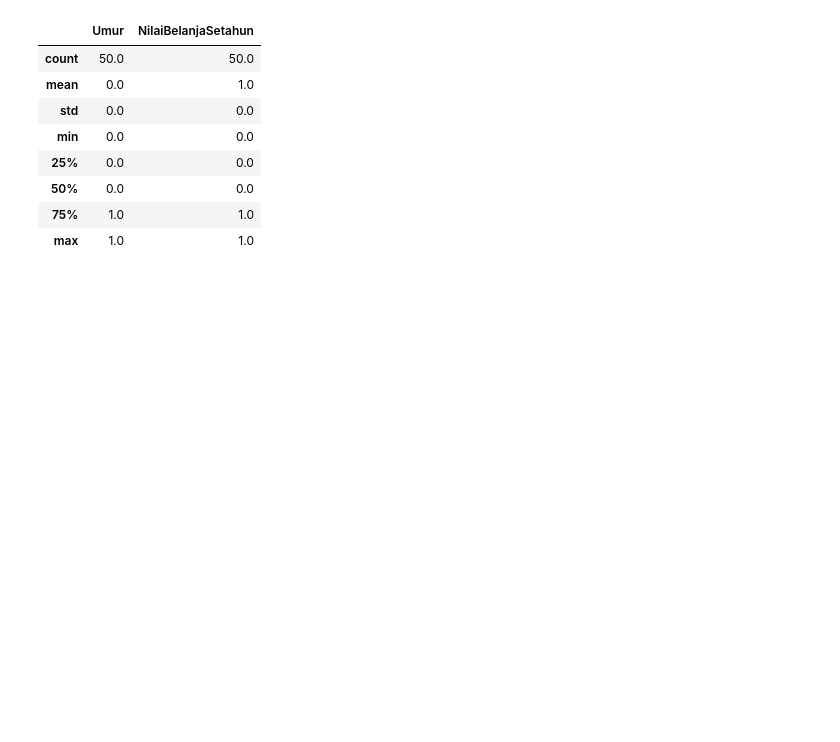
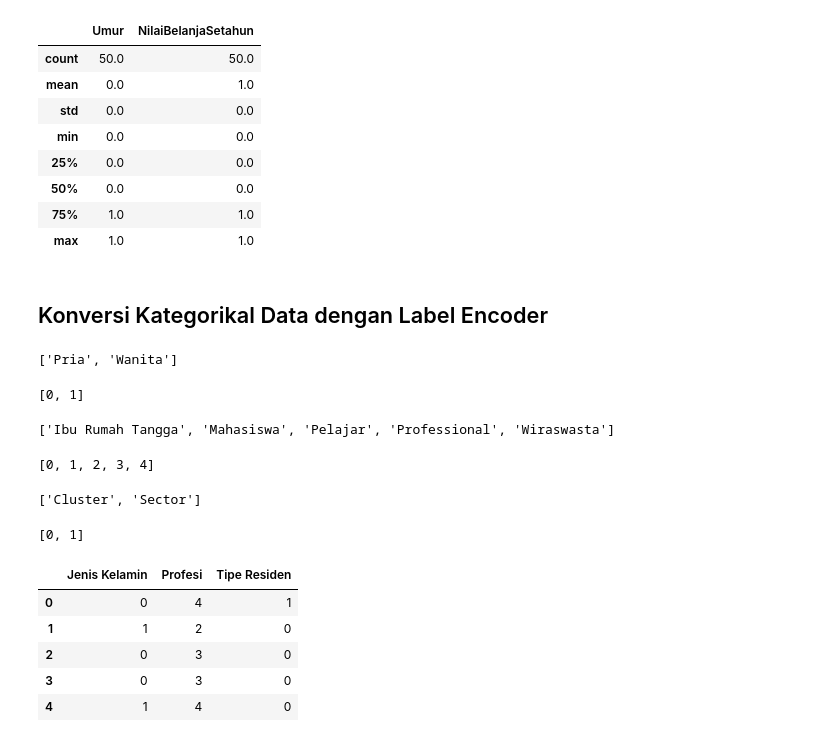
Before and after one commit to UsepSyaikalArifin/Application-File-PT-Bukit-Makmur-Mandiri-Utama-BUMA-, a Jupyter notebook: Kelas Penerapan di Industri/Data Science in Marketing - Customer Segmentation with Python/Jupyter Notebook/main.ipynb, the cells around one changed output. Cells and saved outputs as stored; diff of their text form; code cells hidden in the pictures; blank space fills up the shorter version.

```diff
--- a/Kelas Penerapan di Industri/Data Science in Marketing - Customer Segmentation with Python/Jupyter Notebook/main.ipynb
+++ b/Kelas Penerapan di Industri/Data Science in Marketing - Customer Segmentation with Python/Jupyter Notebook/main.ipynb
@@ -228,3 +228,31 @@ Statistik setelah Standarisasi
 | 50% | 0.0 | 0.0 |
 | 75% | 1.0 | 1.0 |
 | max | 1.0 | 1.0 |
+# %% [markdown]
+## Konversi Kategorikal Data dengan Label Encoder
+# %%
+from sklearn.preprocessing import LabelEncoder
+
+kolom_kategorikal = ["Jenis Kelamin", "Profesi", "Tipe Residen"]
+df_encode = df[kolom_kategorikal].copy()
+
+label_encoder = LabelEncoder()
+for col in kolom_kategorikal:
+    df_encode[col] = label_encoder.fit_transform(df_encode[col])
+    display(list(label_encoder.classes_))
+    display(sorted(df_encode[col].unique()))
+
+display(df_encode.head())
+# %% [output]
+['Pria', 'Wanita']
+[0, 1]
+['Ibu Rumah Tangga', 'Mahasiswa', 'Pelajar', 'Professional', 'Wiraswasta']
+[0, 1, 2, 3, 4]
+['Cluster', 'Sector']
+[0, 1]
+|  | Jenis Kelamin | Profesi | Tipe Residen |
+| 0 | 0 | 4 | 1 |
+| 1 | 1 | 2 | 0 |
+| 2 | 0 | 3 | 0 |
+| 3 | 0 | 3 | 0 |
+| 4 | 1 | 4 | 0 |
```
Also changed, not shown: parts of 3 cells of this notebook.
